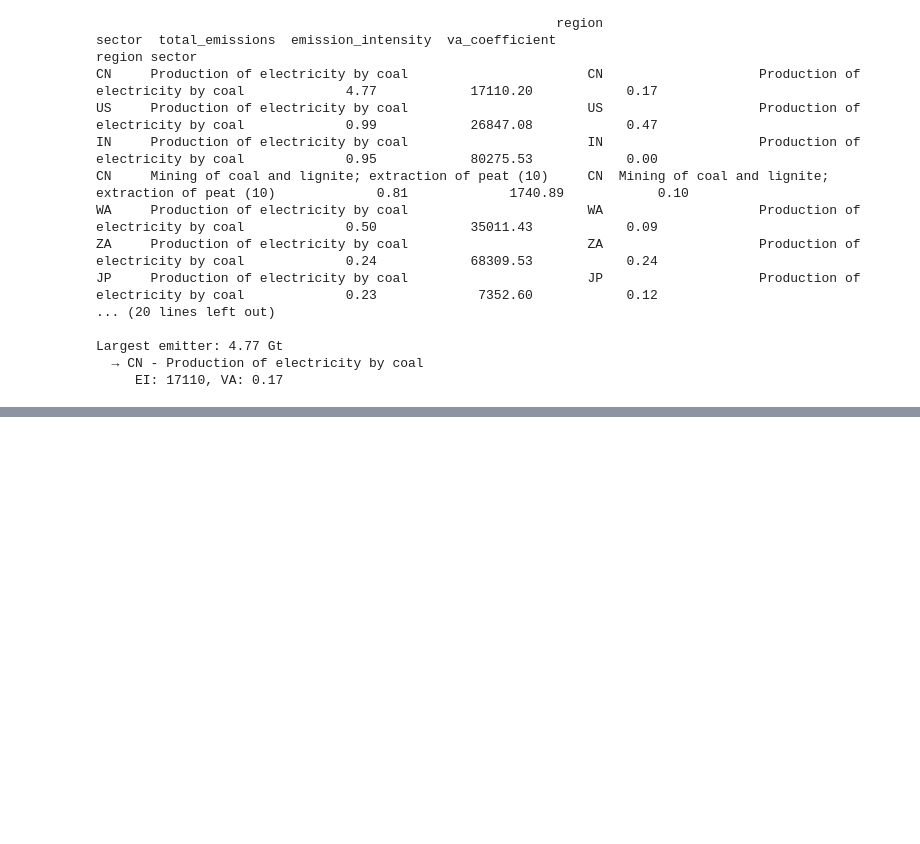
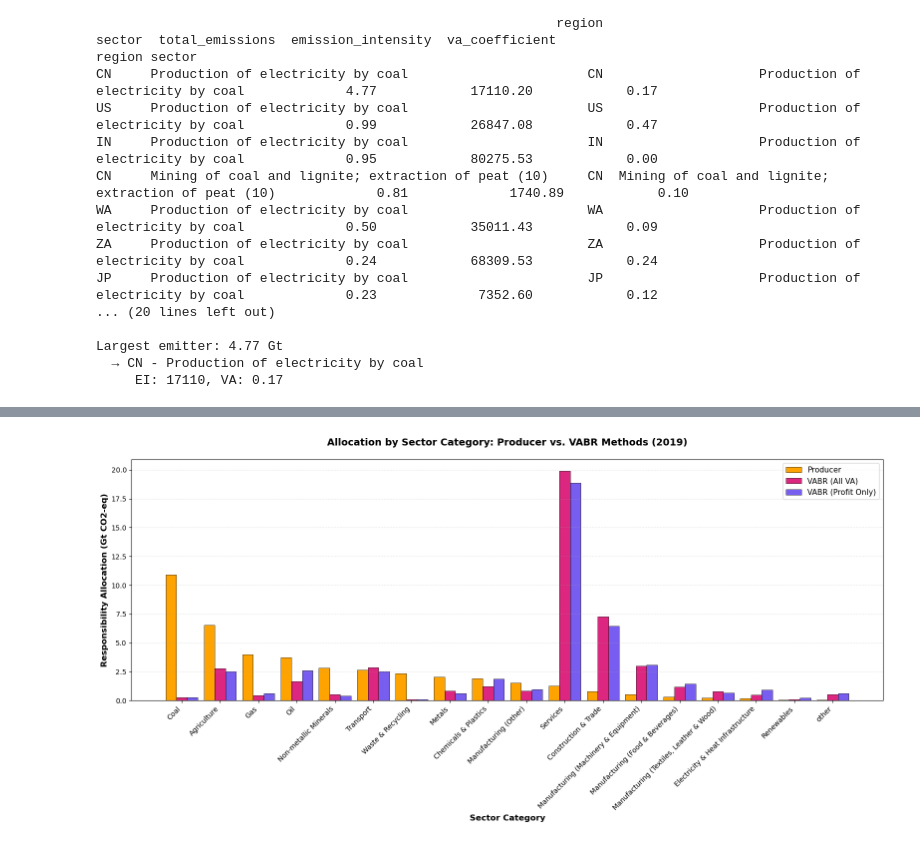
Before and after one commit to marine312000/MA-thesis, a Jupyter notebook: MA code_analysis.ipynb, the cells around one changed output, grey strips where cells are left out. Drawn from its saved outputs; the diff is of its cells as text; code cells hidden in the pictures; blank space fills up the shorter version.

```diff
--- a/MA code_analysis.ipynb
+++ b/MA code_analysis.ipynb
@@ -1394,0 +1772,95 @@ Largest emitter: 4.77 Gt
+# %%
+# ===================================================================
+# PLOT: CATEGORY-LEVEL ALLOCATION COMPARISON (BAR CHART)
+# ===================================================================
+
+print("\n" + "="*70)
+print("PLOT: Sector Category Allocation - Bar Chart Comparison")
+print("="*70)
+
+# Use the category_table from before (if not already created, recreate it)
+# Aggregate producer emissions by category
+category_producer = bias_df_filtered.groupby('category')['total_emissions'].sum()
+
+# Aggregate VABR by category
+vabr_comparison = pd.DataFrame({
+    'VABR_all': vabr_all_sector_data / 1e9,
+    'VABR_profit': vabr_profit_sector_data / 1e9
+})
+vabr_comparison = vabr_comparison.merge(
+    bias_df[['category']],
+    left_index=True,
+    right_index=True,
+    how='left'
+)
+
+category_vabr_all = vabr_comparison.groupby('category')['VABR_all'].sum()
+category_vabr_profit = vabr_comparison.groupby('category')['VABR_profit'].sum()
+
+# Create DataFrame
+plot_data_cat = pd.DataFrame({
+    'Producer': category_producer,
+    'VABR (All VA)': category_vabr_all,
+    'VABR (Profit)': category_vabr_profit
+})
+
+# Sort by Producer emissions (descending)
+plot_data_cat = plot_data_cat.sort_values('Producer', ascending=False)
+
+print(f"\nCategories: {len(plot_data_cat)}")
+print(f"Total Producer: {plot_data_cat['Producer'].sum():.2f} Gt")
+print(f"Total VABR (all): {plot_data_cat['VABR (All VA)'].sum():.2f} Gt")
+print(f"Total VABR (profit): {plot_data_cat['VABR (Profit)'].sum():.2f} Gt")
+
+# Create figure
+fig, ax = plt.subplots(figsize=(16, 8))
+
+# Bar positions
+x = np.arange(len(plot_data_cat))
+width = 0.28
+
+# Plot 3 grouped bars
+bars1 = ax.bar(x - width, plot_data_cat['Producer'], width,
+               label='Producer', color='#ffa300', edgecolor='black', linewidth=0.5)
+bars2 = ax.bar(x, plot_data_cat['VABR (All VA)'], width,
+               label='VABR (All VA)', color='#dc267f', edgecolor='black', linewidth=0.5)
+bars3 = ax.bar(x + width, plot_data_cat['VABR (Profit)'], width,
+               label='VABR (Profit Only)', color='#785ef0', edgecolor='black', linewidth=0.5)
+
+# Labels and title
+ax.set_xlabel('Sector Category', fontsize=12, fontweight='bold')
+ax.set_ylabel('Responsibility Allocation (Gt CO2-eq)', fontsize=12, fontweight='bold')
+ax.set_title(
+    f'Allocation by Sector Category: Producer vs. VABR Methods ({SINGLE_YEAR})',
+    fontsize=14,
+    fontweight='bold',
+    pad=20
+)
+
+# Set x-axis
+ax.set_xticks(x)
+ax.set_xticklabels(plot_data_cat.index, rotation=45, ha='right', fontsize=10)
+
+# Legend
+ax.legend(fontsize=11, loc='upper right', frameon=True)
+
+# Grid
+ax.grid(True, alpha=0.3, linestyle='--', axis='y')
+
+plt.tight_layout()
+plt.show()
+
+print("\n✓ Category-level bar chart created")
+
+# Print some key insights
+print("\n### Key Patterns ###")
+
+# Categories with large discrepancies
+print("\nCategories where VABR (all) differs most from Producer:")
+plot_data_cat['Abs_Diff'] = abs(plot_data_cat['Producer'] - plot_data_cat['VABR (All VA)'])
+top_diff = plot_data_cat.nlargest(5, 'Abs_Diff')
+
+for cat, row in top_diff.iterrows():
+    ratio = (row['VABR (All VA)'] / row['Producer'] * 100) if row['Producer'] > 0 else 0
+    print(f"  {cat}: Producer {row['Producer']:.2f} Gt → VABR {row['VABR (All VA)']:.2f} Gt ({ratio:.0f}%)")
+# %% [output]
@@ -1394,0 +1875 @@ Largest emitter: 4.77 Gt
+[figure, added]
```
Also changed, not shown: parts of 7 cells of this notebook.
